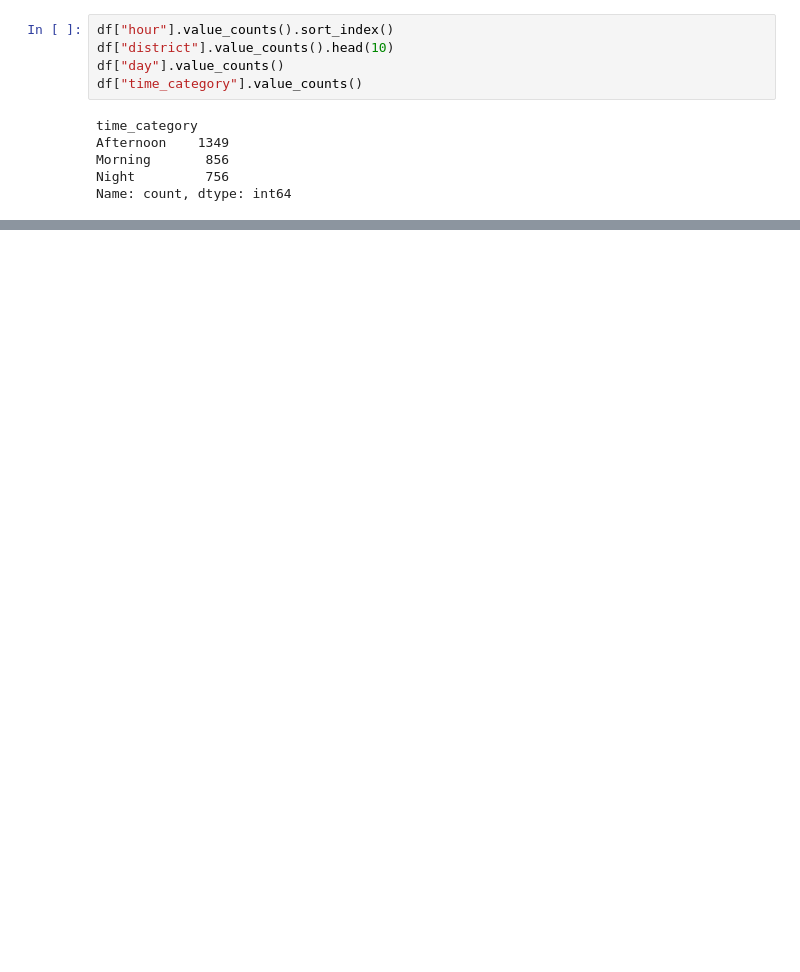
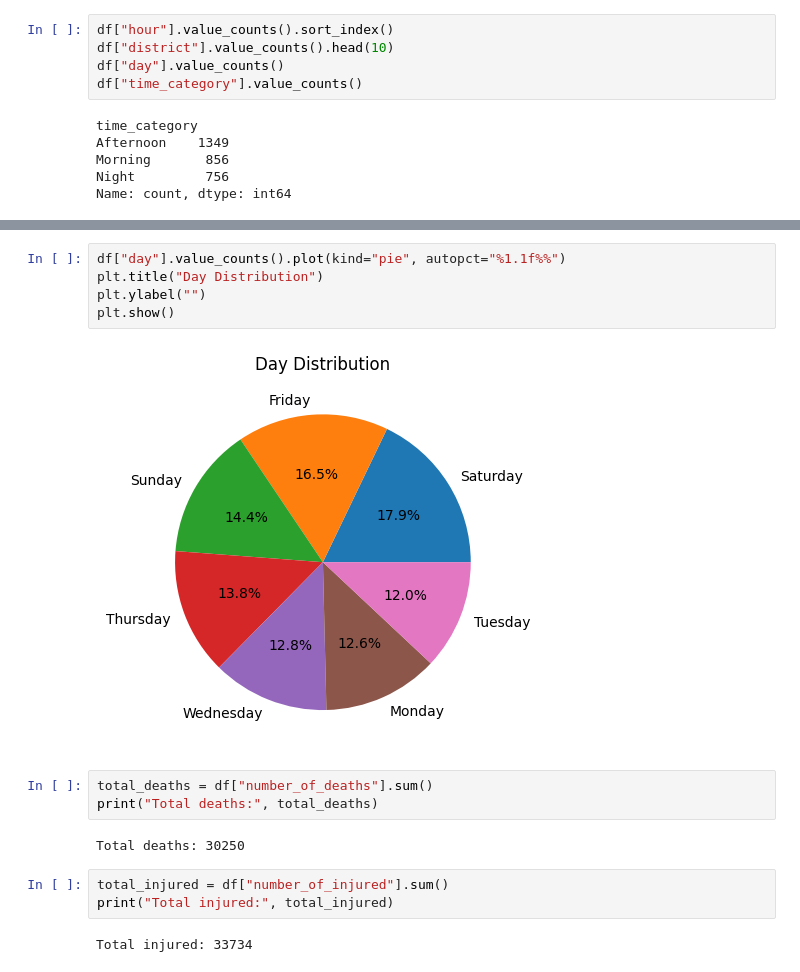
Before and after one commit to kamrulhasan702/road-accident-analysis, a Jupyter notebook: analysis.ipynb, the cells around one changed output, grey strips where cells are left out. Saved outputs shown, nothing was run; the diff lists cells and outputs as text; blank space fills up the shorter version.

```diff
--- a/analysis.ipynb
+++ b/analysis.ipynb
@@ -145,0 +198,17 @@ plt.savefig("charts/hour.png")
+# %%
+df["day"].value_counts().plot(kind="pie", autopct="%1.1f%%")
+plt.title("Day Distribution")
+plt.ylabel("")
+plt.show()
+# %% [output]
+[figure, added]
+# %%
+total_deaths = df["number_of_deaths"].sum()
+print("Total deaths:", total_deaths)
+# %% [output]
+Total deaths: 30250
+# %%
+total_injured = df["number_of_injured"].sum()
+print("Total injured:", total_injured)
+# %% [output]
+Total injured: 33734
```
Also changed, not shown: parts of 17 cells of this notebook.
